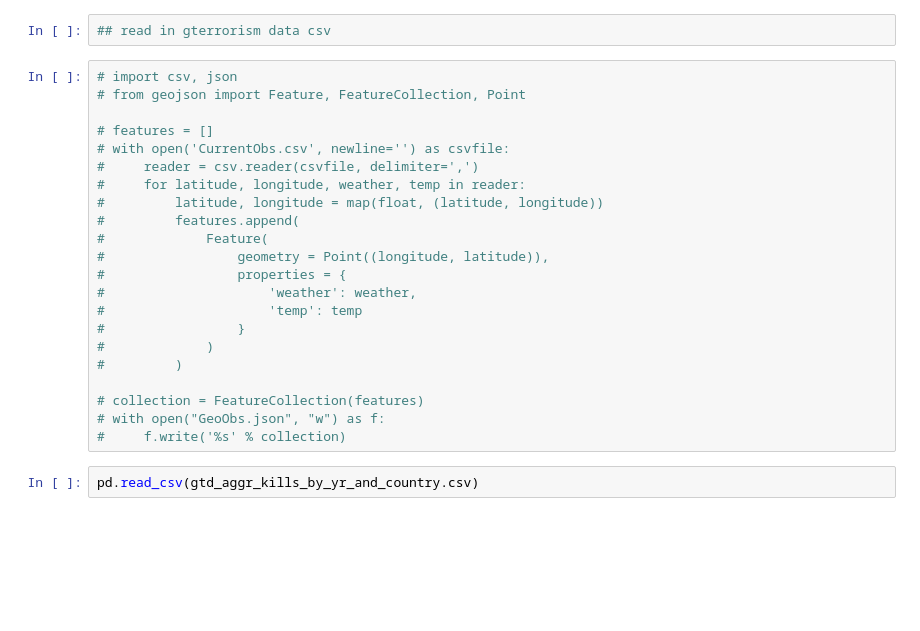
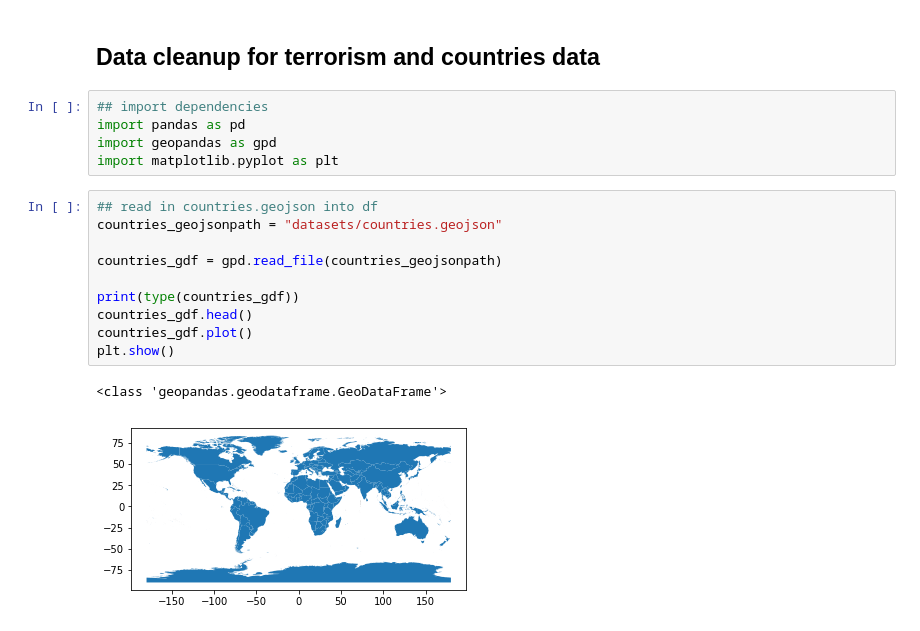
Before and after one commit to giolee88/Project_2, a Jupyter notebook: data_cleanup.ipynb, the cells around one changed output. Cells and saved outputs as stored; diff of their text form; blank space fills up the shorter version.

Commit message:
updated data cleanup

```diff
--- a/data_cleanup.ipynb
+++ b/data_cleanup.ipynb
@@ -5,26 +1,20 @@ import pandas as pd
-# %%
-## read in gterrorism data csv
-# %%
-# import csv, json
-# from geojson import Feature, FeatureCollection, Point
-
-# features = []
-# with open('CurrentObs.csv', newline='') as csvfile:
-#     reader = csv.reader(csvfile, delimiter=',')
-#     for latitude, longitude, weather, temp in reader:
-#         latitude, longitude = map(float, (latitude, longitude))
-#         features.append(
-#             Feature(
-#                 geometry = Point((longitude, latitude)),
-#                 properties = {
-#                     'weather': weather,
-#                     'temp': temp
-#                 }
-#             )
-#         )
-
-# collection = FeatureCollection(features)
-# with open("GeoObs.json", "w") as f:
-#     f.write('%s' % collection)
-# %%
-pd.read_csv(gtd_aggr_kills_by_yr_and_country.csv)
+# %% [markdown]
+## Data cleanup for terrorism and countries data
+# %%
+## import dependencies
+import pandas as pd
+import geopandas as gpd
+import matplotlib.pyplot as plt
+# %%
+## read in countries.geojson into df
+countries_geojsonpath = "datasets/countries.geojson"
+
+countries_gdf = gpd.read_file(countries_geojsonpath)
+
+print(type(countries_gdf))
+countries_gdf.head()
+countries_gdf.plot()
+plt.show()
+# %% [output]
+<class 'geopandas.geodataframe.GeoDataFrame'>
+[figure, added]
```
Also changed, not shown: parts of 7 cells of this notebook, 5 other files.
